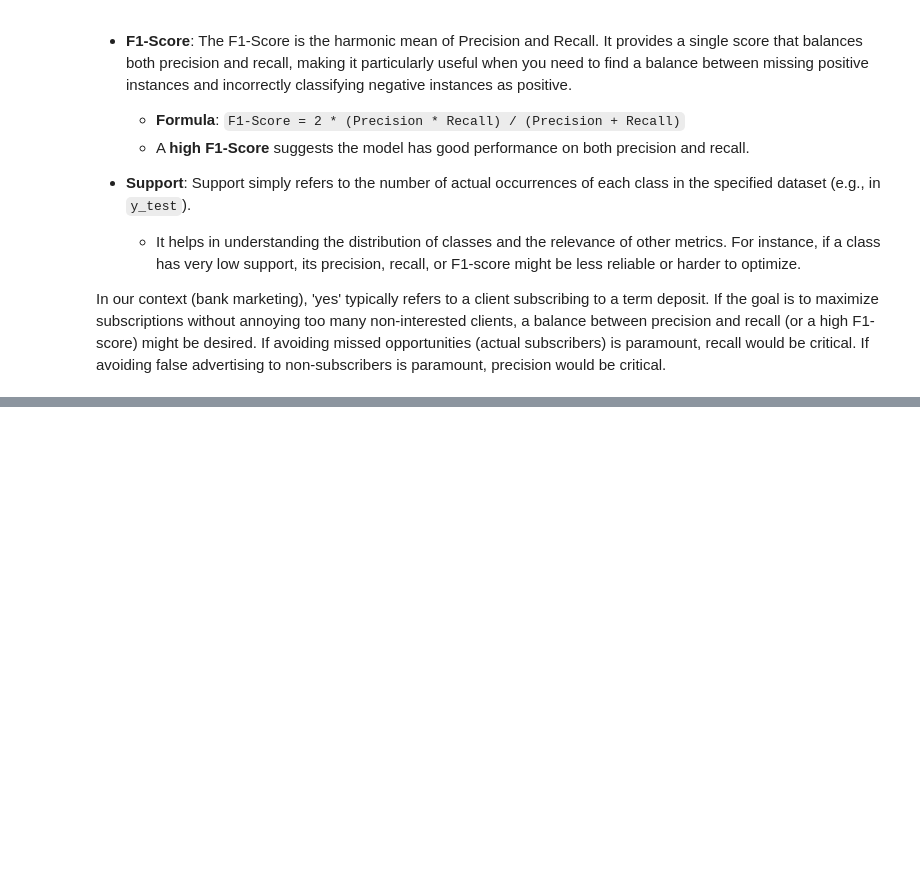
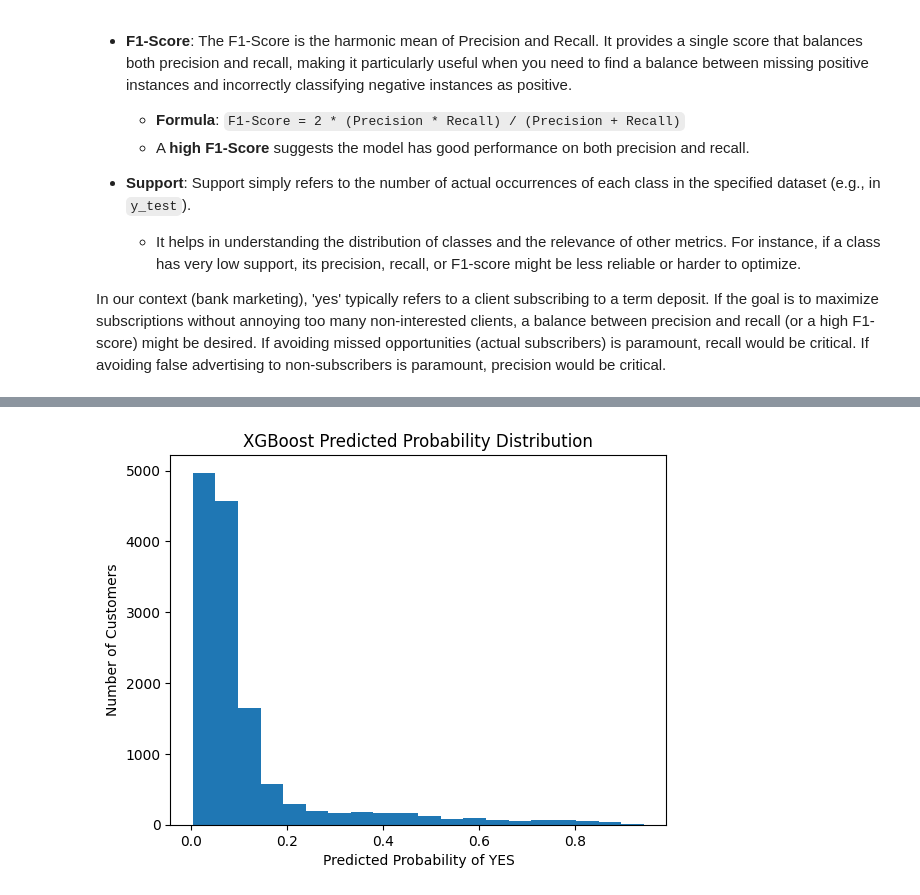
Before and after one commit to AtharvaChitnis/PGIT, a Jupyter notebook: Marketing_Research_ML.ipynb, the cells around one changed output, grey strips where cells are left out. Cells and saved outputs as stored; diff of their text form; code cells hidden in the pictures; blank space fills up the shorter version.

```diff
--- a/Marketing_Research_ML.ipynb
+++ b/Marketing_Research_ML.ipynb
@@ -388,0 +673,15 @@ In our context (bank marketing), 'yes' typically refers to a client subscribing
+# %%
+import matplotlib.pyplot as plt
+
+plt.hist(
+    y_prob_xgb,
+    bins=20
+)
+
+plt.xlabel("Predicted Probability of YES")
+plt.ylabel("Number of Customers")
+plt.title("XGBoost Predicted Probability Distribution")
+
+plt.show()
+# %% [output]
+[figure, added]
```
Also changed, not shown: parts of 25 cells of this notebook.
